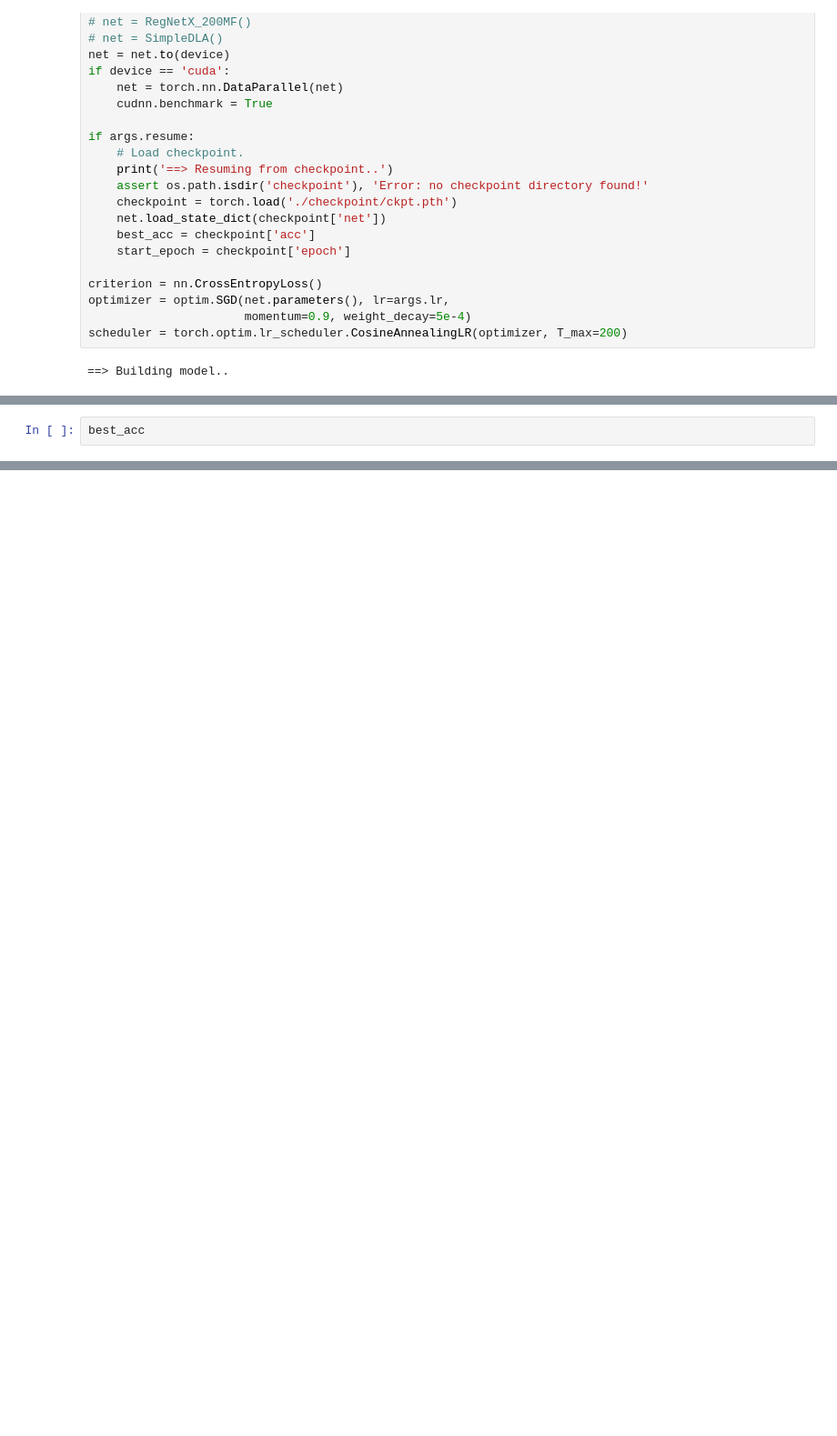
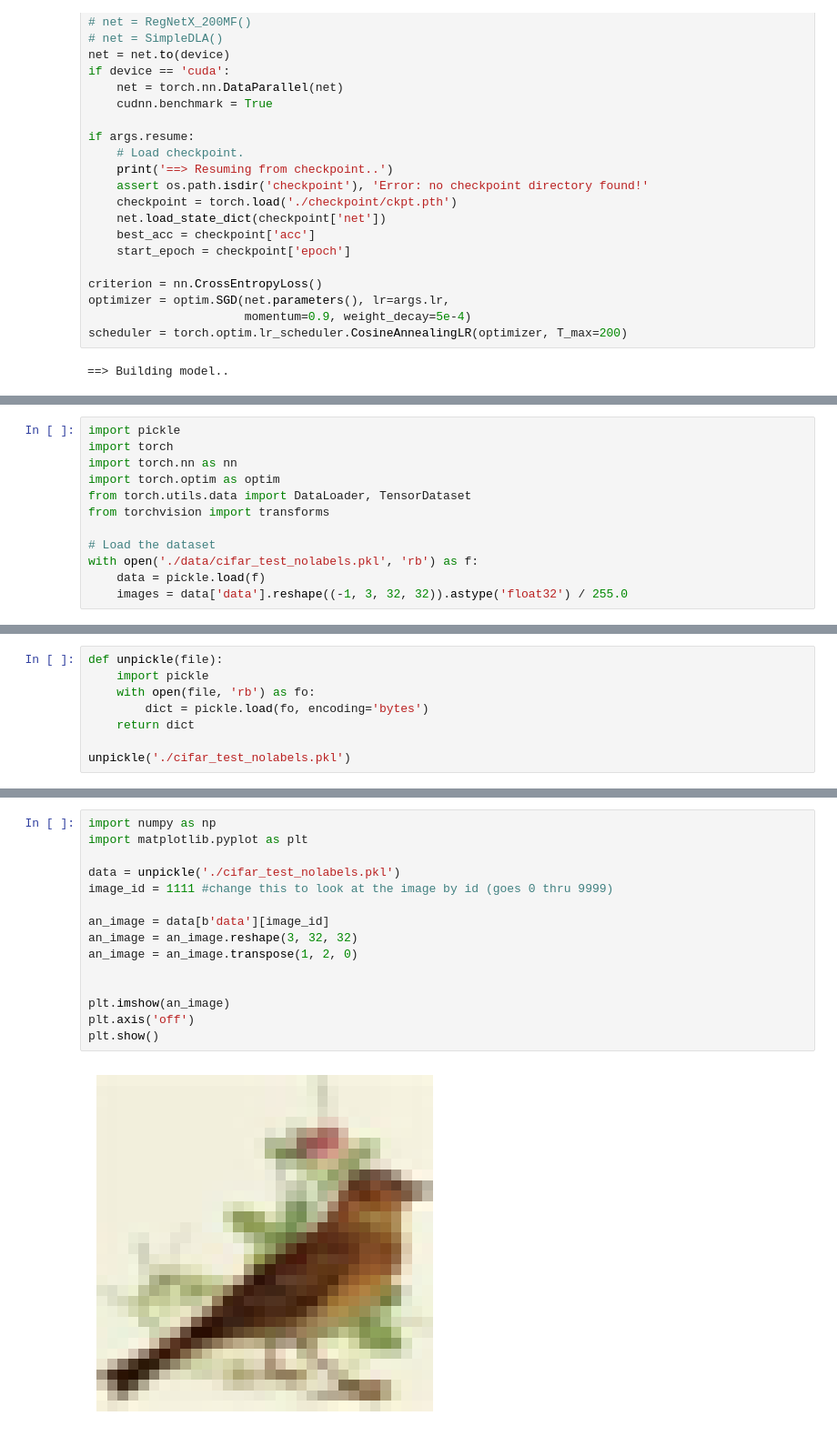
Before and after one commit to founderphil/NYU-DL-pytorch-cifar, a Jupyter notebook: main.ipynb, the cells around one changed output, grey strips where cells are left out. Shown at 91% size. Cells and saved outputs as stored; diff of their text form; blank space fills up the shorter version.

```diff
--- a/main.ipynb
+++ b/main.ipynb
@@ -244,3 +356,13 @@ Epoch: 1
 # %%
-best_acc
+import pickle
+import torch
+import torch.nn as nn
+import torch.optim as optim
+from torch.utils.data import DataLoader, TensorDataset
+from torchvision import transforms
+
+# Load the dataset
+with open('./data/cifar_test_nolabels.pkl', 'rb') as f:
+    data = pickle.load(f)
+    images = data['data'].reshape((-1, 3, 32, 32)).astype('float32') / 255.0
 # %% [output]
@@ -247,0 +370,8 @@ best_acc
+# %%
+def unpickle(file):
+    import pickle
+    with open(file, 'rb') as fo:
+        dict = pickle.load(fo, encoding='bytes')
+    return dict
+
+unpickle('./cifar_test_nolabels.pkl')
@@ -247,0 +387,17 @@ best_acc
+# %%
+import numpy as np
+import matplotlib.pyplot as plt
+
+data = unpickle('./cifar_test_nolabels.pkl')
+image_id = 1111 #change this to look at the image by id (goes 0 thru 9999)
+
+an_image = data[b'data'][image_id]
+an_image = an_image.reshape(3, 32, 32)
+an_image = an_image.transpose(1, 2, 0)
+
+
+plt.imshow(an_image)
+plt.axis('off')
+plt.show()
+# %% [output]
+[figure, added]
```
Also changed, not shown: parts of 9 cells of this notebook.
